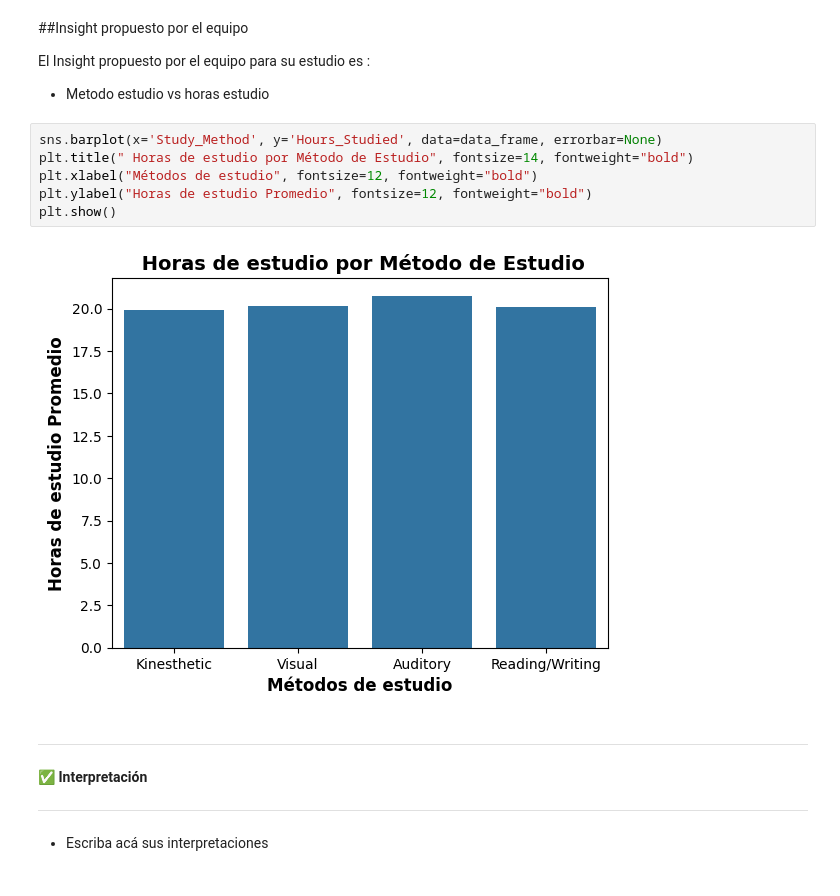
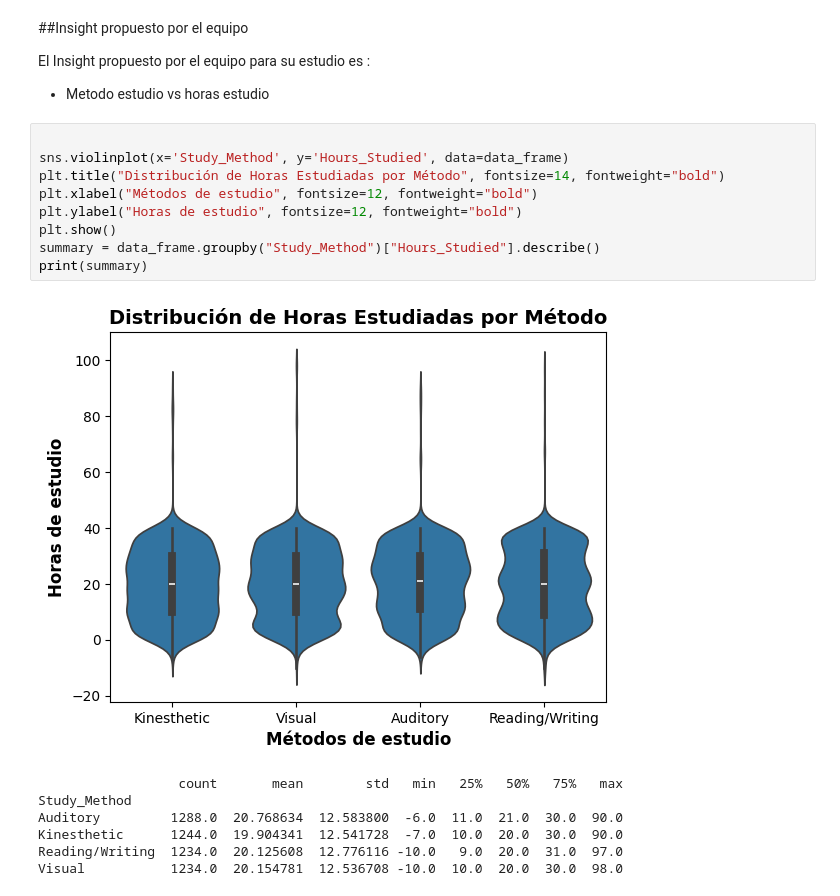
Before and after one commit to kotonitro/Inteligencia_Artificial_UBB, a Jupyter notebook: certamen_1/620454_Base_Evaluacion_1_AnalisisExploratorio.ipynb, the cells around one changed output. Cells and saved outputs as stored; diff of their text form.

```diff
--- a/certamen_1/620454_Base_Evaluacion_1_AnalisisExploratorio.ipynb
+++ b/certamen_1/620454_Base_Evaluacion_1_AnalisisExploratorio.ipynb
@@ -503,17 +523,19 @@ max        90.000000    93.000000        91.0000            10.000000
 El Insight propuesto por el equipo para su estudio es :
 - Metodo estudio vs horas estudio
 # %%
-sns.barplot(x='Study_Method', y='Hours_Studied', data=data_frame, errorbar=None)
-plt.title(" Horas de estudio por Método de Estudio", fontsize=14, fontweight="bold")
+
+sns.violinplot(x='Study_Method', y='Hours_Studied', data=data_frame)
+plt.title("Distribución de Horas Estudiadas por Método", fontsize=14, fontweight="bold")
 plt.xlabel("Métodos de estudio", fontsize=12, fontweight="bold")
-plt.ylabel("Horas de estudio Promedio", fontsize=12, fontweight="bold")
+plt.ylabel("Horas de estudio", fontsize=12, fontweight="bold")
 plt.show()
+summary = data_frame.groupby("Study_Method")["Hours_Studied"].describe()
+print(summary)
 # %% [output]
-[figure, old version]
+[figure, new version]
+                  count       mean        std   min   25%   50%   75%   max
+Study_Method
+Auditory         1288.0  20.768634  12.583800  -6.0  11.0  21.0  30.0  90.0
+Kinesthetic      1244.0  19.904341  12.541728  -7.0  10.0  20.0  30.0  90.0
+Reading/Writing  1234.0  20.125608  12.776116 -10.0   9.0  20.0  31.0  97.0
+Visual           1234.0  20.154781  12.536708 -10.0  10.0  20.0  30.0  98.0
-# %% [markdown]
----
-✅ **Interpretación**
-
----
-
-+ Escriba acá sus interpretaciones
```
Also changed, not shown: parts of 4 cells of this notebook.
